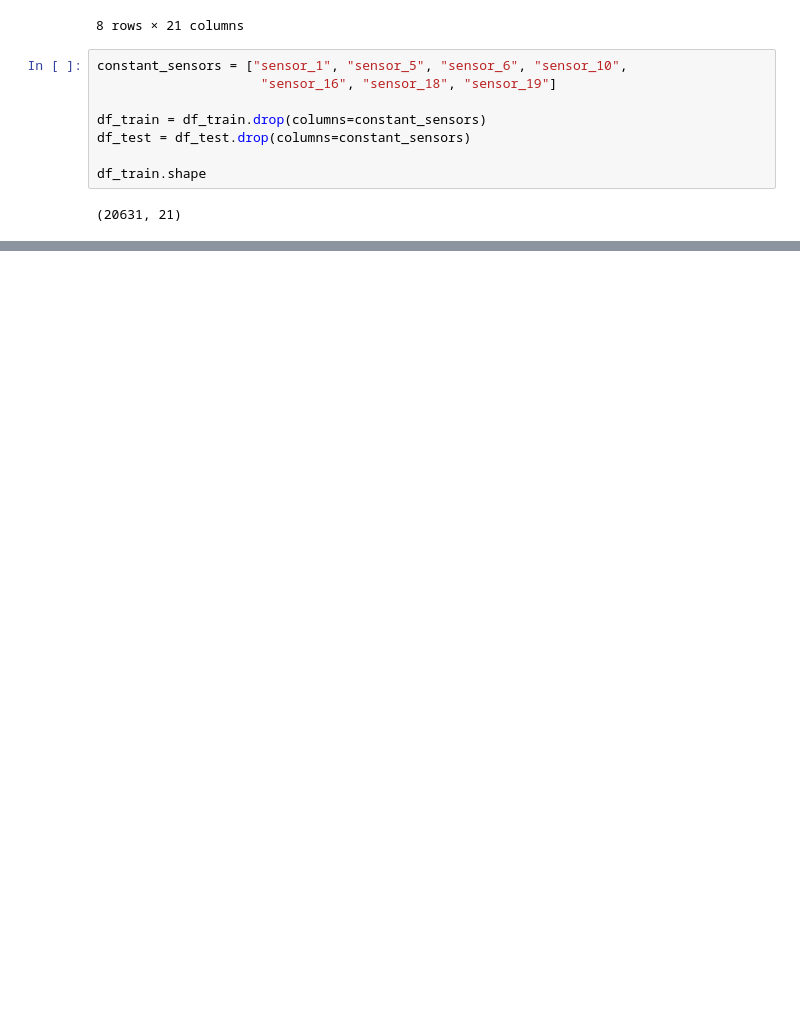
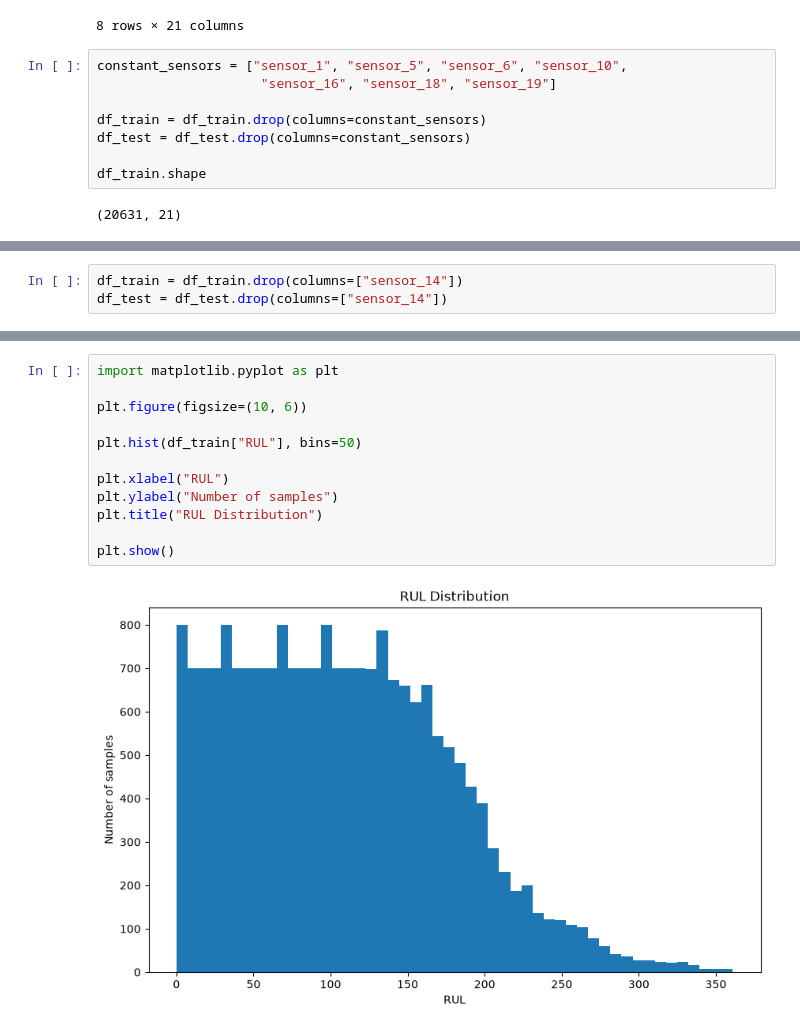
Before and after one commit to alaettin10/predictive-maintenance-cmapss, a Jupyter notebook: 01_data_exploration.ipynb, the cells around one changed output, grey strips where cells are left out. Cells and saved outputs as stored; diff of their text form; blank space fills up the shorter version.

```diff
--- a/01_data_exploration.ipynb
+++ b/01_data_exploration.ipynb
@@ -138,0 +215,3 @@ df_train.shape
+# %%
+df_train = df_train.drop(columns=["sensor_14"])
+df_test = df_test.drop(columns=["sensor_14"])
@@ -138,0 +244,14 @@ df_train.shape
+# %%
+import matplotlib.pyplot as plt
+
+plt.figure(figsize=(10, 6))
+
+plt.hist(df_train["RUL"], bins=50)
+
+plt.xlabel("RUL")
+plt.ylabel("Number of samples")
+plt.title("RUL Distribution")
+
+plt.show()
+# %% [output]
+[figure, added]
```
Also changed, not shown: parts of 27 cells of this notebook.
